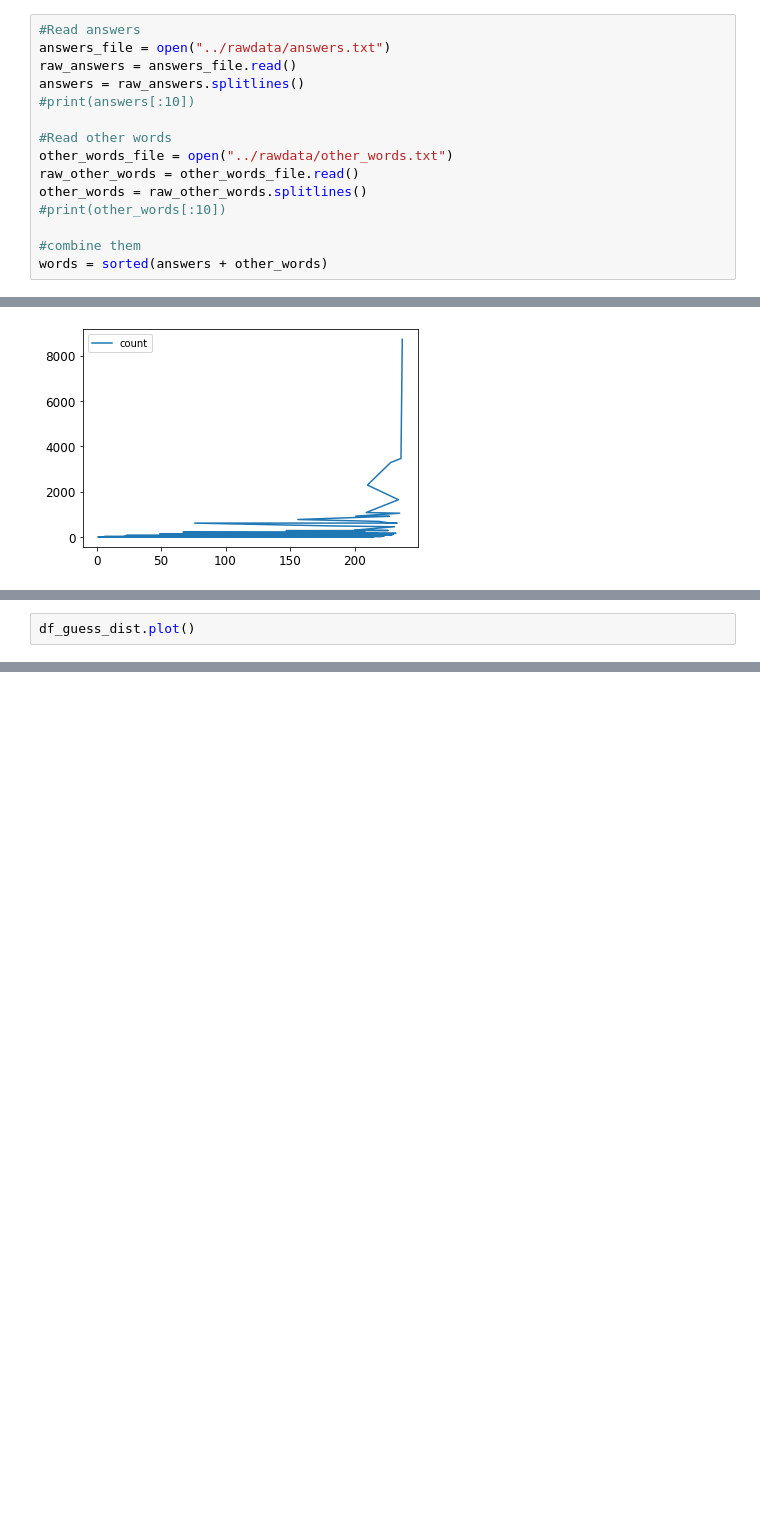
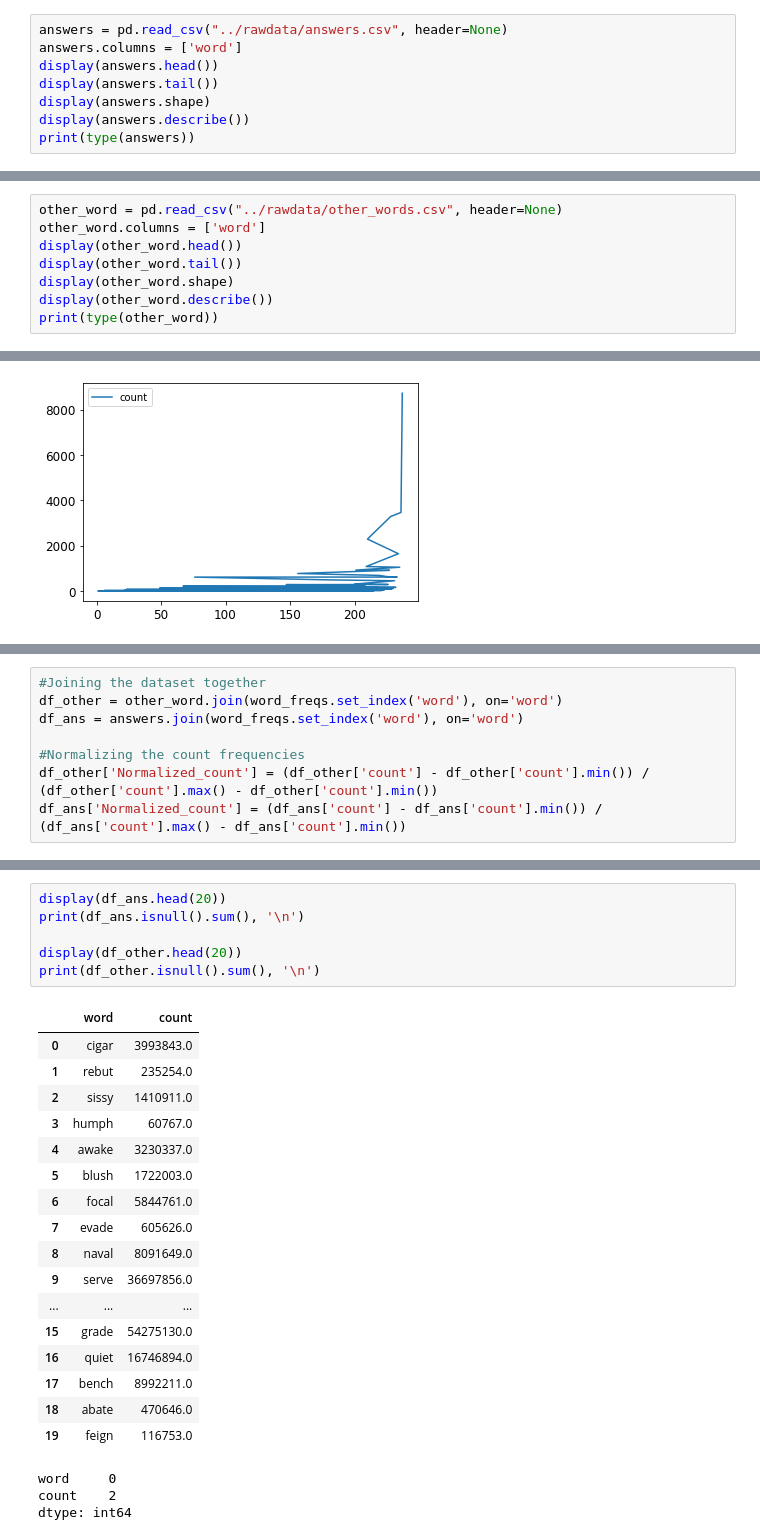
Before and after one commit to McQuillanJes/4310-Team14, a Jupyter notebook: MLP2/analysis/MLP2-Team14.ipynb, the cells around one changed output, grey strips where cells are left out. Cells and saved outputs as stored; diff of their text form; blank space fills up the shorter version.

Commit message:
Updated labels and markdown headings as well as incorporated word_freq analysis from other notebook in MLP2-Team14.ipynb

```diff
--- a/MLP2/analysis/MLP2-Team14.ipynb
+++ b/MLP2/analysis/MLP2-Team14.ipynb
@@ -117,15 +158,8 @@ dtype: bool
 # %%
-#Read answers
-answers_file = open("../rawdata/answers.txt")
-raw_answers = answers_file.read()
-answers = raw_answers.splitlines()
-#print(answers[:10])
-
-#Read other words
-other_words_file = open("../rawdata/other_words.txt")
-raw_other_words = other_words_file.read()
-other_words = raw_other_words.splitlines()
-#print(other_words[:10])
-
-#combine them
-words = sorted(answers + other_words)
+answers = pd.read_csv("../rawdata/answers.csv", header=None)
+answers.columns = ['word']
+display(answers.head())
+display(answers.tail())
+display(answers.shape)
+display(answers.describe())
+print(type(answers))
@@ -131,0 +193,8 @@ words = sorted(answers + other_words)
+# %%
+other_word = pd.read_csv("../rawdata/other_words.csv", header=None)
+other_word.columns = ['word']
+display(other_word.head())
+display(other_word.tail())
+display(other_word.shape)
+display(other_word.describe())
+print(type(other_word))
@@ -240,2 +322,8 @@ df_guess_dist.describe()
 # %%
-df_guess_dist.plot()
+#Joining the dataset together
+df_other = other_word.join(word_freqs.set_index('word'), on='word')
+df_ans = answers.join(word_freqs.set_index('word'), on='word')
+
+#Normalizing the count frequencies
+df_other['Normalized_count'] = (df_other['count'] - df_other['count'].min()) / (df_other['count'].max() - df_other['count'].min())
+df_ans['Normalized_count'] = (df_ans['count'] - df_ans['count'].min()) / (df_ans['count'].max() - df_ans['count'].min())
@@ -244,0 +333,27 @@ df_guess_dist.plot()
+# %%
+display(df_ans.head(20))
+print(df_ans.isnull().sum(), '\n')
+
+display(df_other.head(20))
+print(df_other.isnull().sum(), '\n')
+# %% [output]
+|  | word | count |
+| 0 | cigar | 3993843.0 |
+| 1 | rebut | 235254.0 |
+| 2 | sissy | 1410911.0 |
+| 3 | humph | 60767.0 |
+| 4 | awake | 3230337.0 |
+| 5 | blush | 1722003.0 |
+| 6 | focal | 5844761.0 |
+| 7 | evade | 605626.0 |
+| 8 | naval | 8091649.0 |
+| 9 | serve | 36697856.0 |
+| ... | ... | ... |
+| 15 | grade | 54275130.0 |
+| 16 | quiet | 16746894.0 |
+| 17 | bench | 8992211.0 |
+| 18 | abate | 470646.0 |
+| 19 | feign | 116753.0 |
+word     0
+count    2
+dtype: int64
```
Also changed, not shown: parts of 24 cells of this notebook.
